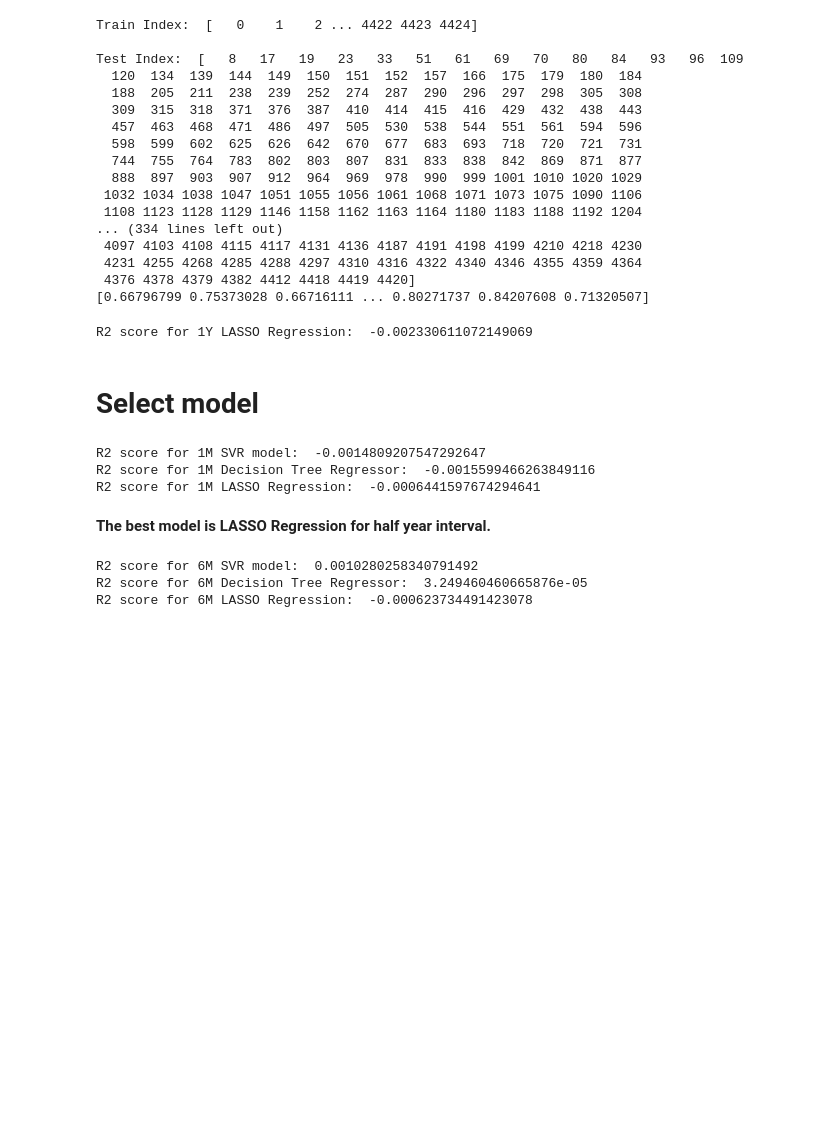
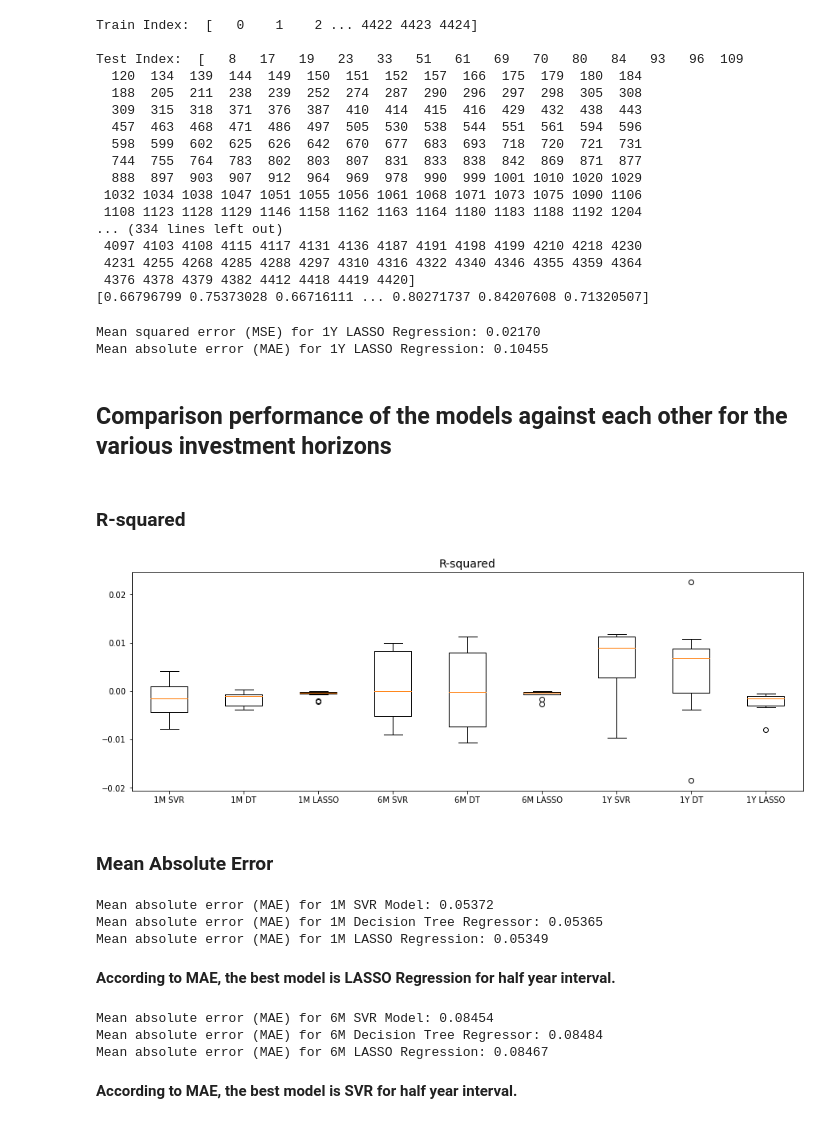
Before and after one commit to Agablue-red/MLClass, a Jupyter notebook: code/advanced_modelling.ipynb, the cells around one changed output. Drawn from its saved outputs; the diff is of its cells as text; code cells hidden in the pictures; blank space fills up the shorter version.

Commit message:
SVR, Decision Tree, LASSO

```diff
--- a/code/advanced_modelling.ipynb
+++ b/code/advanced_modelling.ipynb
@@ -380,27 +398,61 @@ Test Index:  [   8   17   19   23   33   51   61   69   70   80   84   93   96
  4231 4255 4268 4285 4288 4297 4310 4316 4322 4340 4346 4355 4359 4364
  4376 4378 4379 4382 4412 4418 4419 4420]
 [0.66796799 0.75373028 0.66716111 ... 0.80271737 0.84207608 0.71320507]
-# %%
-print("R2 score for 1Y LASSO Regression: ", np.mean(scores_year_LASSO))
-# %% [output]
-R2 score for 1Y LASSO Regression:  -0.002330611072149069
-# %% [markdown]
-# Select model
+# %%
+LASSO_1Y_MAE = np.mean(np.absolute(scores_year_LASSO - y_test.reshape(-1, 1)))
+LASSO_1Y_MSE = ((scores_year_LASSO - y_test.reshape(-1, 1))**2).mean()
+print("Mean squared error (MSE) for 1Y LASSO Regression: %.5f" % LASSO_1Y_MSE)
+print("Mean absolute error (MAE) for 1Y LASSO Regression: %.5f" % LASSO_1Y_MAE)
+# %% [output]
+Mean squared error (MSE) for 1Y LASSO Regression: 0.02170
+Mean absolute error (MAE) for 1Y LASSO Regression: 0.10455
+# %% [markdown]
+## Comparison  performance of the models against each other for the various investment horizons
+# %% [markdown]
+### R-squared
+# %%
+plt.subplots(figsize=(15, 5))
+
+models = []
+models.append((scores_month_SVR))
+models.append((scores_month_DT))
+models.append((scores_month_LASSO))
+
+models.append((scores_hyear_SVR))
+models.append((scores_hyear_DT))
+models.append((scores_hyear_LASSO))
+
+models.append((scores_year_SVR))
+models.append((scores_year_DT))
+models.append((scores_year_LASSO))
+
+
+plt.boxplot(models)
+plt.xticks([1, 2, 3, 4, 5, 6, 7, 8, 9],
+           ['1M SVR', '1M DT', '1M LASSO', '6M SVR', '6M DT', '6M LASSO', '1Y SVR', '1Y DT', '1Y LASSO'])
+plt.title('R-squared', fontsize=14)
+plt.show()
+# %% [output]
+[figure, added]
+# %% [markdown]
+### Mean Absolute Error
 # %%
-print("R2 score for 1M SVR model: ", np.mean(scores_month_SVR))
-print("R2 score for 1M Decision Tree Regressor: ", np.mean(scores_month_DT))
-print("R2 score for 1M LASSO Regression: ", np.mean(scores_month_LASSO))
+print("Mean absolute error (MAE) for 1M SVR Model: %.5f" % SVR_1M_MAE)
+print("Mean absolute error (MAE) for 1M Decision Tree Regressor: %.5f" % DT_1M_MAE)
+print("Mean absolute error (MAE) for 1M LASSO Regression: %.5f" % LASSO_1M_MAE)
 # %% [output]
-R2 score for 1M SVR model:  -0.0014809207547292647
-R2 score for 1M Decision Tree Regressor:  -0.0015599466263849116
-R2 score for 1M LASSO Regression:  -0.0006441597674294641
+Mean absolute error (MAE) for 1M SVR Model: 0.05372
+Mean absolute error (MAE) for 1M Decision Tree Regressor: 0.05365
+Mean absolute error (MAE) for 1M LASSO Regression: 0.05349
 # %% [markdown]
-**The best model is LASSO Regression for half year interval.**
+**According to MAE, the best model is LASSO Regression for half year interval.**
 # %%
-print("R2 score for 6M SVR model: ", np.mean(scores_hyear_SVR))
-print("R2 score for 6M Decision Tree Regressor: ", np.mean(scores_hyear_DT))
-print("R2 score for 6M LASSO Regression: ", np.mean(scores_hyear_LASSO))
+print("Mean absolute error (MAE) for 6M SVR Model: %.5f" % SVR_6M_MAE)
+print("Mean absolute error (MAE) for 6M Decision Tree Regressor: %.5f" % DT_6M_MAE)
+print("Mean absolute error (MAE) for 6M LASSO Regression: %.5f" % LASSO_6M_MAE)
 # %% [output]
-R2 score for 6M SVR model:  0.0010280258340791492
-R2 score for 6M Decision Tree Regressor:  3.249460460665876e-05
-R2 score for 6M LASSO Regression:  -0.000623734491423078
+Mean absolute error (MAE) for 6M SVR Model: 0.08454
+Mean absolute error (MAE) for 6M Decision Tree Regressor: 0.08484
+Mean absolute error (MAE) for 6M LASSO Regression: 0.08467
+# %% [markdown]
+**According to MAE, the best model is SVR for half year interval.**
```
Also changed, not shown: parts of 29 cells of this notebook.
